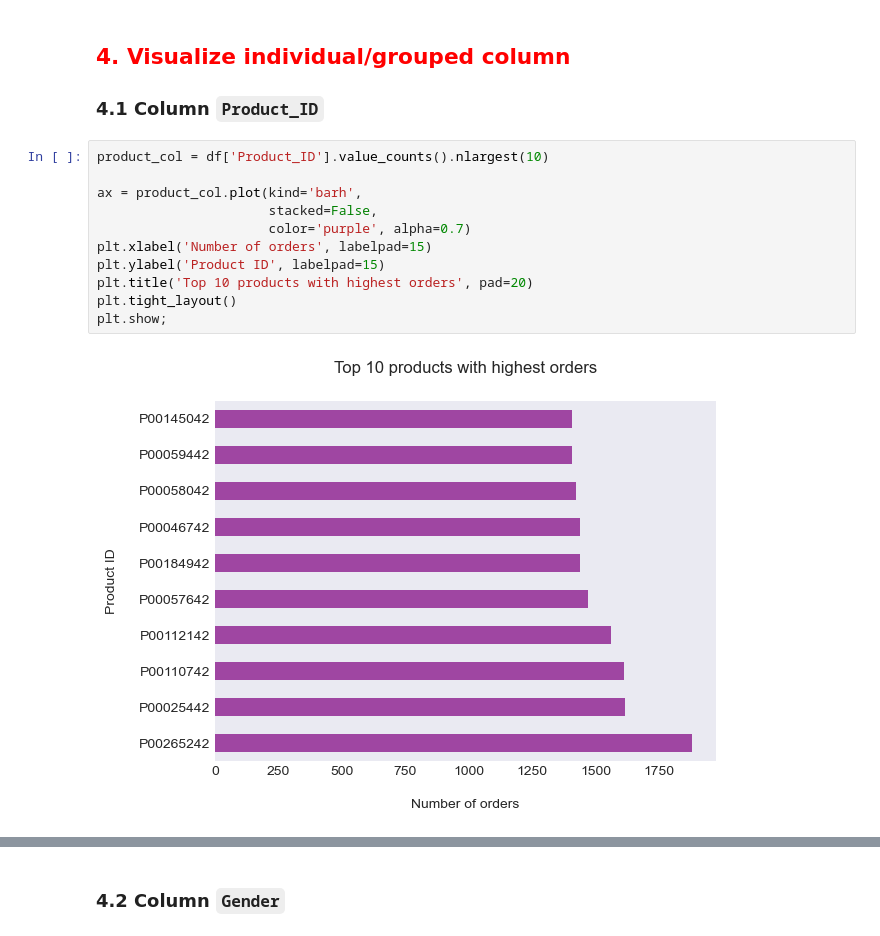
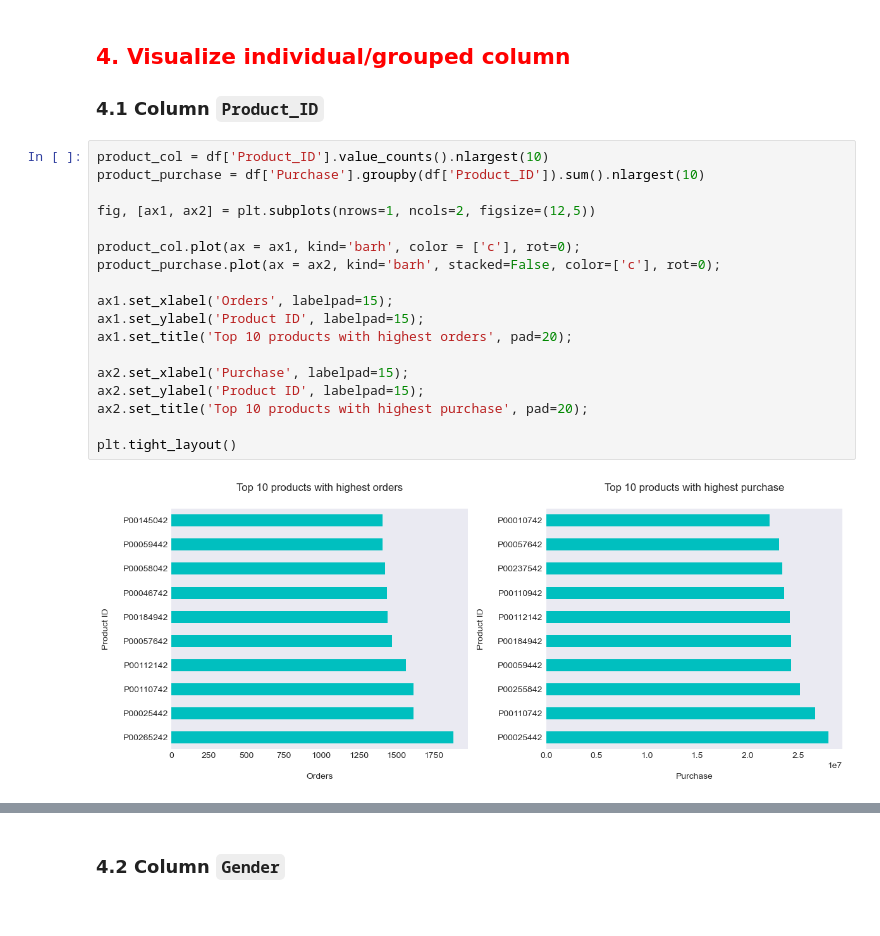
Before and after one commit to nguyenminhthuy/da-course-cybersoft, a Jupyter notebook: pj-black-friday-sales/black-friday-sales.ipynb, the cells around one changed output, grey strips where cells are left out. Saved outputs shown, nothing was run; the diff lists cells and outputs as text.

```diff
--- a/pj-black-friday-sales/black-friday-sales.ipynb
+++ b/pj-black-friday-sales/black-friday-sales.ipynb
@@ -247,14 +247,21 @@ sns.pairplot(df)
 ### 4.1 Column `Product_ID`
 # %%
 product_col = df['Product_ID'].value_counts().nlargest(10)
+product_purchase = df['Purchase'].groupby(df['Product_ID']).sum().nlargest(10)
 
-ax = product_col.plot(kind='barh',
-                      stacked=False,
-                      color='purple', alpha=0.7)
-plt.xlabel('Number of orders', labelpad=15)
-plt.ylabel('Product ID', labelpad=15)
-plt.title('Top 10 products with highest orders', pad=20)
+fig, [ax1, ax2] = plt.subplots(nrows=1, ncols=2, figsize=(12,5))
+
+product_col.plot(ax = ax1, kind='barh', color = ['c'], rot=0);
+product_purchase.plot(ax = ax2, kind='barh', stacked=False, color=['c'], rot=0);
+
+ax1.set_xlabel('Orders', labelpad=15);
+ax1.set_ylabel('Product ID', labelpad=15);
+ax1.set_title('Top 10 products with highest orders', pad=20);
+
+ax2.set_xlabel('Purchase', labelpad=15);
+ax2.set_ylabel('Product ID', labelpad=15);
+ax2.set_title('Top 10 products with highest purchase', pad=20);
+
 plt.tight_layout()
-plt.show;
 # %% [output]
-[figure, old version]
+[figure, new version]
```
Also changed, not shown: parts of 52 cells of this notebook.
